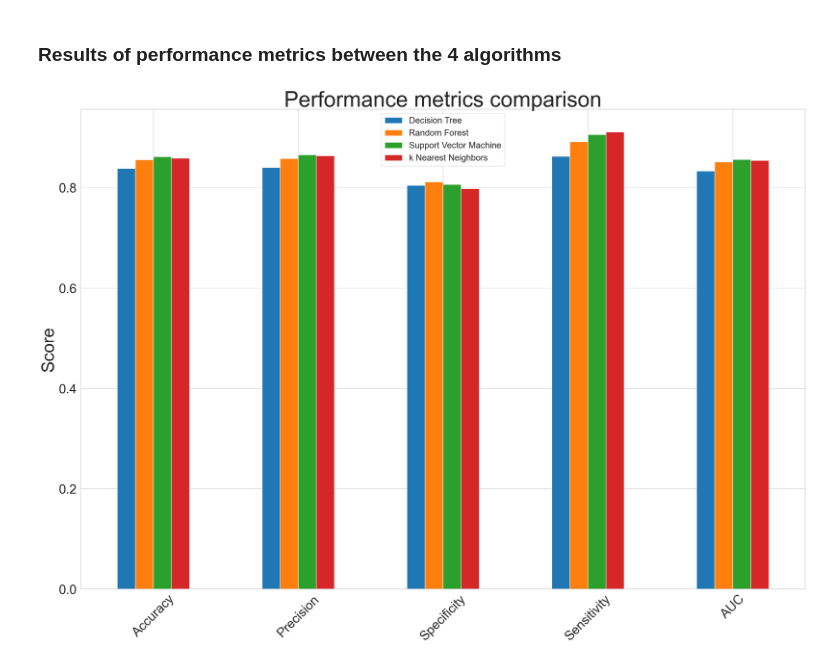
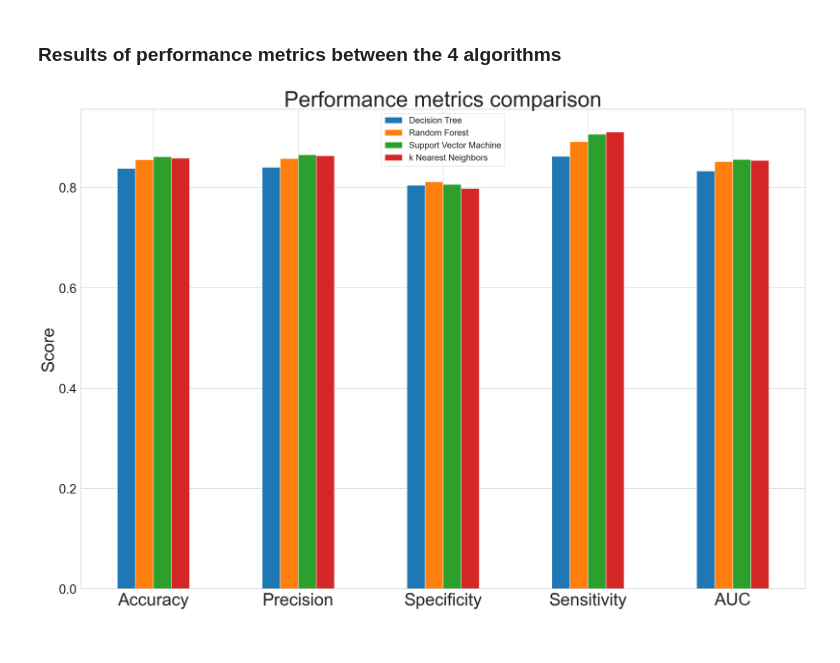
Before and after one commit to davednguyen/CPSC5305_Team_DataGeeks, a Jupyter notebook: HeartDiseaseDiagnoses.ipynb, the cells around one changed output. Drawn from its saved outputs; the diff is of its cells as text; code cells hidden in the pictures.

Commit message:
Modified performance metrics graph

```diff
--- a/HeartDiseaseDiagnoses.ipynb
+++ b/HeartDiseaseDiagnoses.ipynb
@@ -1202,21 +1202,21 @@ model.to_csv('data/model.csv')
 # %%
 # Transform DataFrame
 model_avg = model.groupby(['Classifier']).mean()
 # Modify DataFrame
 model_t = model_avg.transpose()
 model_t.to_csv('data/model_t.csv')
 # convert each column values into float
 model_t['Decision Tree'] = model_t['Decision Tree'].astype(float)
 model_t['Random Forest'] = model_t['Random Forest'].astype(float)
 model_t['k Nearest Neighbors'] = model_t['k Nearest Neighbors'].astype(float)
 model_t['Support Vector Machine'] = model_t['Support Vector Machine'].astype(float)
 # plot bar graph
-model_t.plot.bar(rot = 45, figsize=(30,20))
+model_t.plot.bar(rot=0, figsize=(30,20))
 plt.legend(loc='best', prop={"size":20})
 plt.ylabel('Score', fontsize=40)
 plt.yticks(fontsize=30)
-plt.xticks(fontsize=30)
+plt.xticks(fontsize=40)
 plt.title('Performance metrics comparison', fontsize=50)
 plt.savefig('figures/ModelPerformance.jpg')
 # %% [output]
-[figure, old version]
+[figure, new version]
```
Also changed, not shown: 1 other file.
